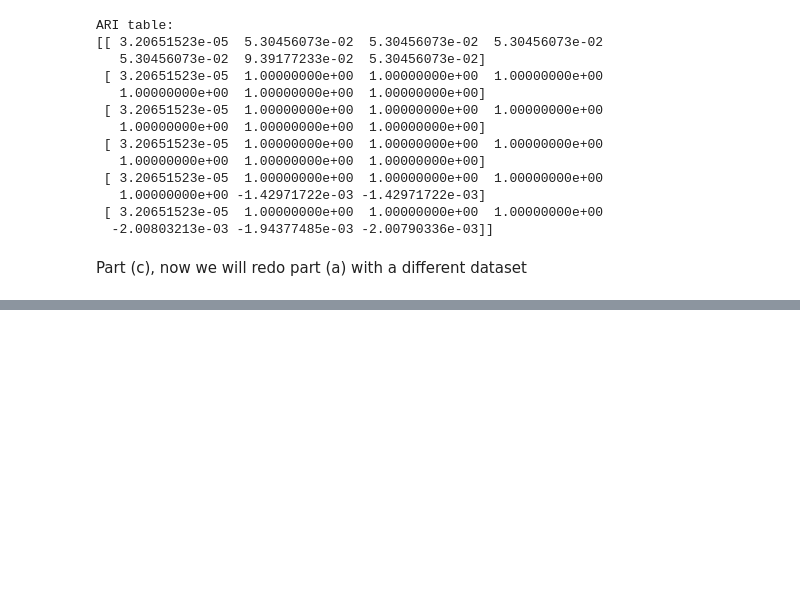
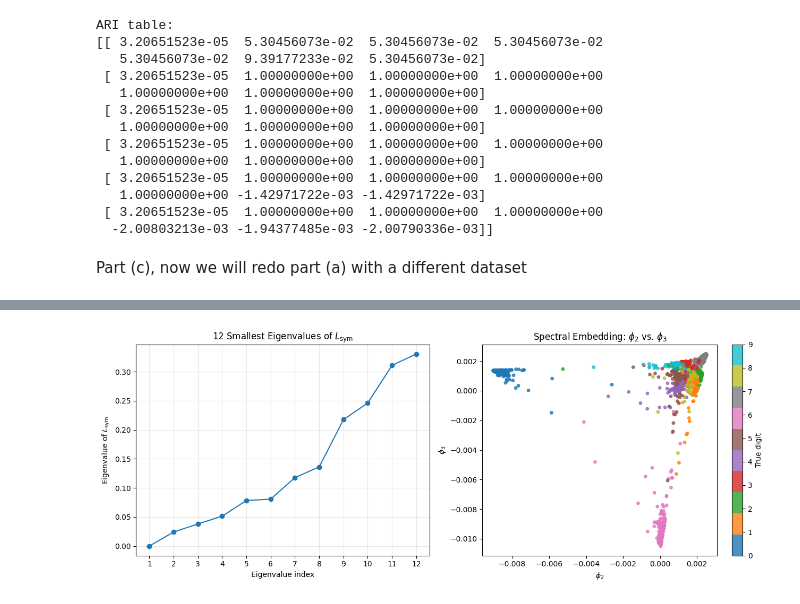
Before and after one commit to maxmartin40/Math-5750-Projects, a Jupyter notebook: Homework3.ipynb, the cells around one changed output, grey strips where cells are left out. Saved outputs shown, nothing was run; the diff lists cells and outputs as text; code cells hidden in the pictures; blank space fills up the shorter version.

```diff
--- a/Homework3.ipynb
+++ b/Homework3.ipynb
@@ -212,0 +243,14 @@ Part (c), now we will redo part (a) with a different dataset
+# %%
+A = kneighbors_graph(X, n_neighbors=k_nn, mode="distance", include_self=False)
+
+A = A.maximum(A.T)
+
+W = A.copy()
+W.data = np.exp(-(W.data**2) / (2 * epsilon**2))
+
+spectral = SpectralClustering(n_clusters=k, affinity="precomputed", assign_labels="kmeans", eigen_solver="arpack", eigen_tol=1e-4, random_state=0)
+
+y_spectral = spectral.fit_predict(W)
+ari_spectral = adjusted_rand_score(y_true, y_spectral)
+
+print("Spectral clustering ARI:", ari_spectral)
@@ -212,0 +290,36 @@ Part (c), now we will redo part (a) with a different dataset
+# %%
+fig, axes = plt.subplots(1, 2, figsize=(13, 5))
+
+axes[0].plot(
+    range(1, 13),
+    eigenvalues,
+    "o-"
+)
+
+axes[0].set_xlabel("Eigenvalue index")
+axes[0].set_ylabel(r"Eigenvalue of $L_{\mathrm{sym}}$")
+axes[0].set_title(r"12 Smallest Eigenvalues of $L_{\mathrm{sym}}$")
+axes[0].set_xticks(range(1, 13))
+axes[0].grid(alpha=0.3)
+
+scatter = axes[1].scatter(
+    phi2,
+    phi3,
+    c=y_true,
+    cmap="tab10",
+    s=15,
+    alpha=0.8
+)
+
+axes[1].set_xlabel(r"$\phi_2$")
+axes[1].set_ylabel(r"$\phi_3$")
+axes[1].set_title(r"Spectral Embedding: $\phi_2$ vs. $\phi_3$")
+
+colorbar = plt.colorbar(scatter, ax=axes[1])
+colorbar.set_label("True digit")
+colorbar.set_ticks(range(10))
+
+plt.tight_layout()
+plt.show()
+# %% [output]
+[figure, added]
```
Also changed, not shown: parts of 4 cells of this notebook.
